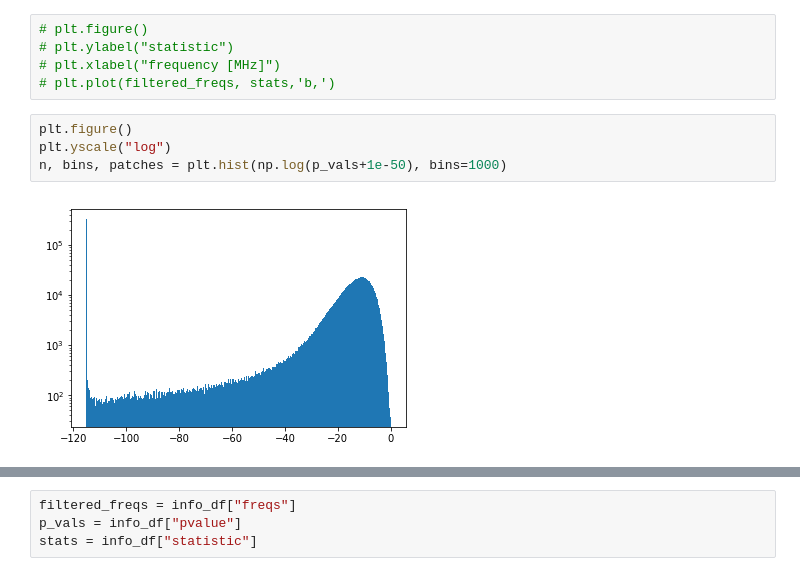
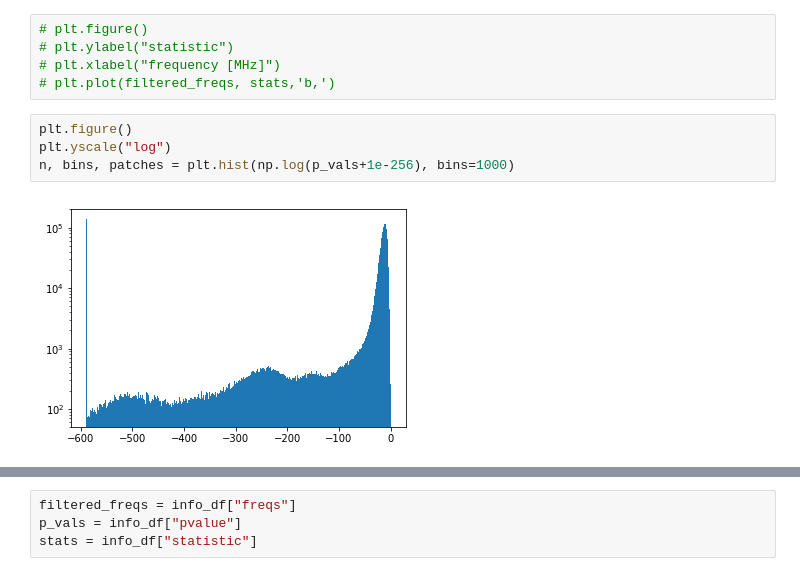
Before and after one commit to FX196/SETI-Energy-Detection, a Jupyter notebook: Result Visualization.ipynb, the cells around one changed output, grey strips where cells are left out. Saved outputs shown, nothing was run; the diff lists cells and outputs as text.

```diff
--- a/Result Visualization.ipynb
+++ b/Result Visualization.ipynb
@@ -68,7 +68,7 @@ plt.plot(filtered_freqs, p_vals,'b,')
 # %%
 plt.figure()
 plt.yscale("log")
-n, bins, patches = plt.hist(np.log(p_vals+1e-50), bins=1000)
+n, bins, patches = plt.hist(np.log(p_vals+1e-256), bins=1000)
 # %% [output]
-[figure, old version]
+[figure, new version]
 # %%
```
Also changed, not shown: parts of 8 cells of this notebook, 3 other files.
